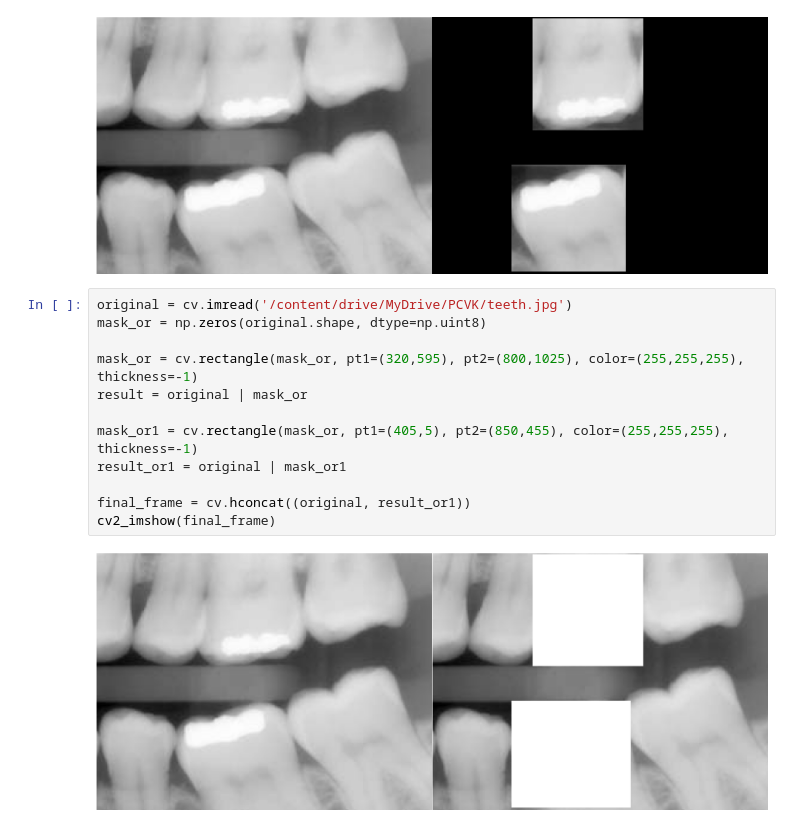
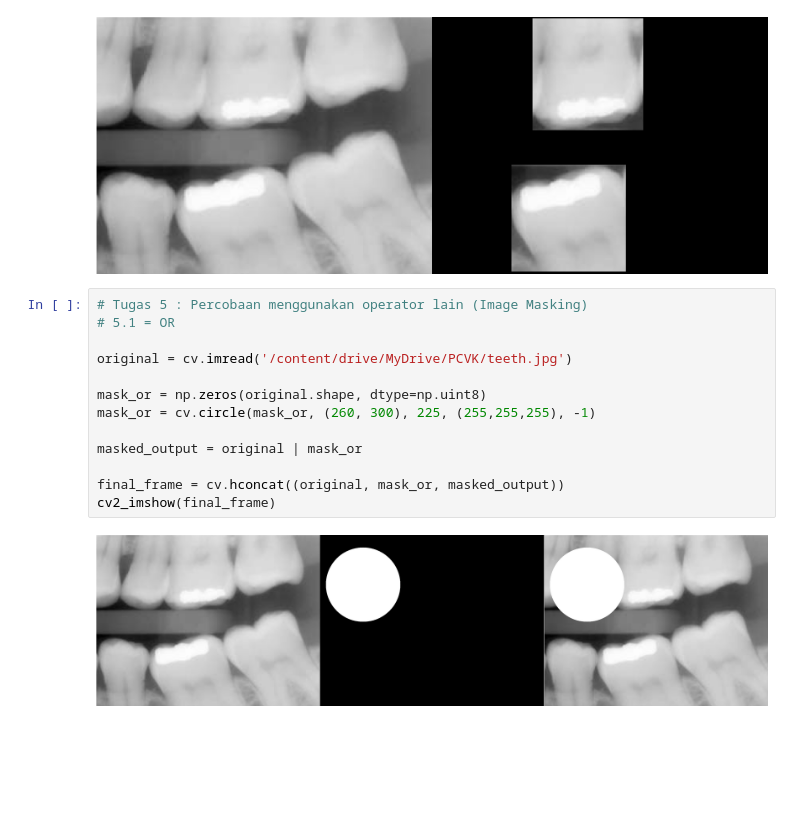
Before and after one commit to ririssilvia/Pemrograman-Mobile-project-hello_world, a Jupyter notebook: Week05.ipynb, the cells around one changed output. Drawn from its saved outputs; the diff is of its cells as text; blank space fills up the shorter version.

```diff
--- a/Week05.ipynb
+++ b/Week05.ipynb
@@ -155,17 +155,18 @@ cv2_imshow(final_frame)
 # %% [output]
 [figure]
 # %%
+# Tugas 5 : Percobaan menggunakan operator lain (Image Masking)
+# 5.1 = OR
+
 original = cv.imread('/content/drive/MyDrive/PCVK/teeth.jpg')
+
 mask_or = np.zeros(original.shape, dtype=np.uint8)
+mask_or = cv.circle(mask_or, (260, 300), 225, (255,255,255), -1)
 
-mask_or = cv.rectangle(mask_or, pt1=(320,595), pt2=(800,1025), color=(255,255,255), thickness=-1)
-result = original | mask_or
+masked_output = original | mask_or
 
-mask_or1 = cv.rectangle(mask_or, pt1=(405,5), pt2=(850,455), color=(255,255,255), thickness=-1)
-result_or1 = original | mask_or1
-
-final_frame = cv.hconcat((original, result_or1))
+final_frame = cv.hconcat((original, mask_or, masked_output))
 cv2_imshow(final_frame)
 # %% [output]
-[figure, old version]
+[figure, new version]
 # %%
```
Also changed, not shown: parts of 4 cells of this notebook.
